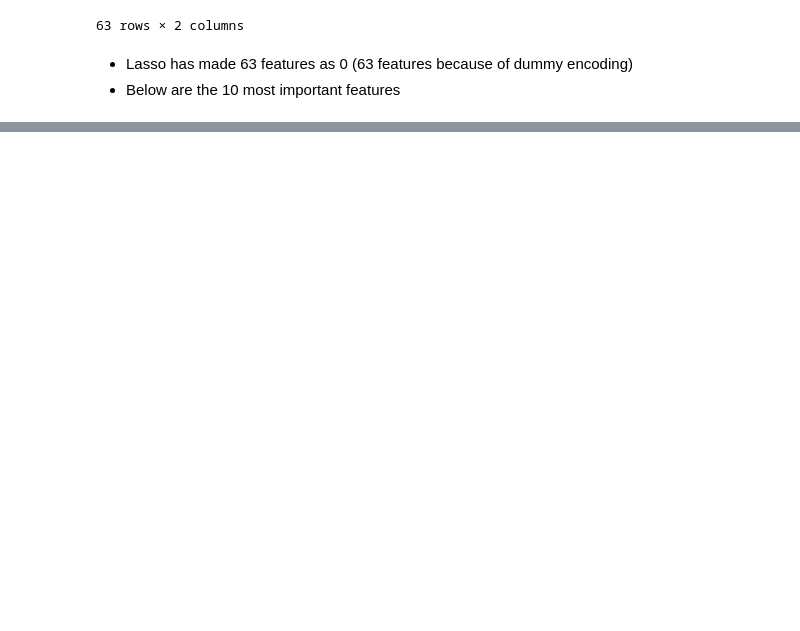
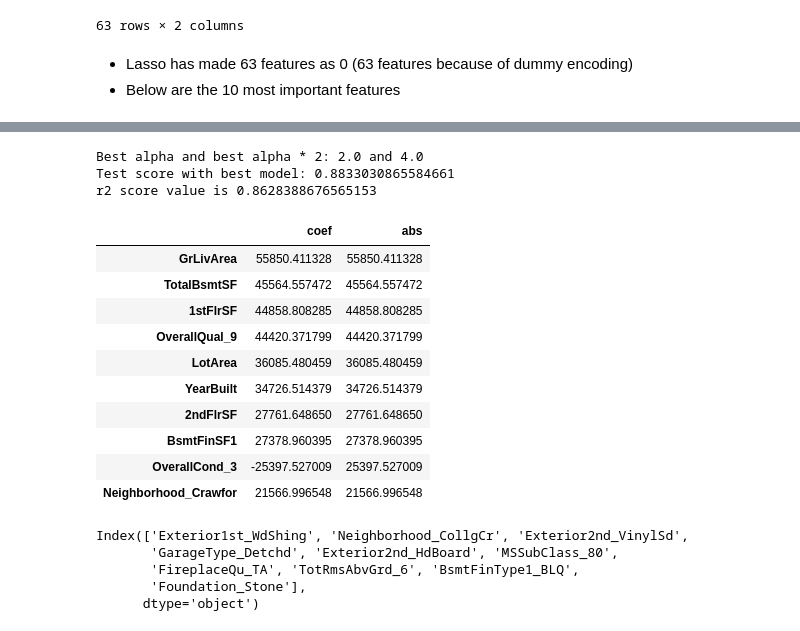
Before and after one commit to bineeshpc/advanced_regression, a Jupyter notebook: linear_regression.ipynb, the cells around one changed output, grey strips where cells are left out. Saved outputs shown, nothing was run; the diff lists cells and outputs as text; code cells hidden in the pictures; blank space fills up the shorter version.

```diff
--- a/linear_regression.ipynb
+++ b/linear_regression.ipynb
@@ -3147,0 +3248,43 @@ lasso_coefs.sort_values(by="abs", ascending=False).head(10)
+# %%
+
+print(f"Best alpha and best alpha * 2: {best_alpha} and {best_alpha * 2}")
+best_ridge = Ridge(best_alpha * 2)
+# Fit the best model on the entire training data
+best_ridge.fit(X_train_scaled, y_train)
+
+# Evaluate the best model on the test set
+test_score = best_ridge.score(X_test_scaled, y_test)
+print(f"Test score with best model: {test_score}")
+
+ridge_coefs = pd.DataFrame(best_ridge.coef_, X_train_scaled.columns, columns=["coef"])
+ridge_coefs["abs"] = np.abs(ridge_coefs["coef"])
+
+ridge_coefs.sort_values(by="abs", ascending=True)
+
+y_pred = best_ridge.predict(X_test_scaled)
+r2_score_value = r2_score(y_pred, y_test)
+
+print(f"r2 score value is {r2_score_value}")
+
+display(ridge_coefs.sort_values(by="abs", ascending=False).head(10))
+display(ridge_coefs.sort_values(by="abs", ascending=True).head(10).index)
+# %% [output]
+Best alpha and best alpha * 2: 2.0 and 4.0
+Test score with best model: 0.8833030865584661
+r2 score value is 0.8628388676565153
+|  | coef | abs |
+| GrLivArea | 55850.411328 | 55850.411328 |
+| TotalBsmtSF | 45564.557472 | 45564.557472 |
+| 1stFlrSF | 44858.808285 | 44858.808285 |
+| OverallQual_9 | 44420.371799 | 44420.371799 |
+| LotArea | 36085.480459 | 36085.480459 |
+| YearBuilt | 34726.514379 | 34726.514379 |
+| 2ndFlrSF | 27761.648650 | 27761.648650 |
+| BsmtFinSF1 | 27378.960395 | 27378.960395 |
+| OverallCond_3 | -25397.527009 | 25397.527009 |
+| Neighborhood_Crawfor | 21566.996548 | 21566.996548 |
+Index(['Exterior1st_WdShing', 'Neighborhood_CollgCr', 'Exterior2nd_VinylSd',
+       'GarageType_Detchd', 'Exterior2nd_HdBoard', 'MSSubClass_80',
+       'FireplaceQu_TA', 'TotRmsAbvGrd_6', 'BsmtFinType1_BLQ',
+       'Foundation_Stone'],
+      dtype='object')
```
Also changed, not shown: parts of 38 cells of this notebook, 3 other files.
